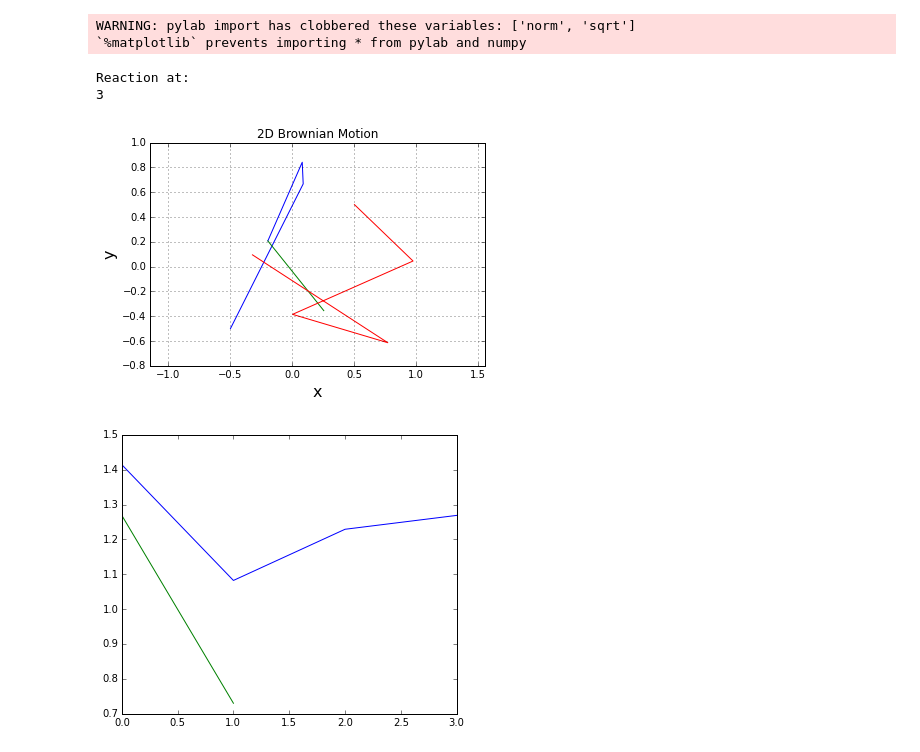
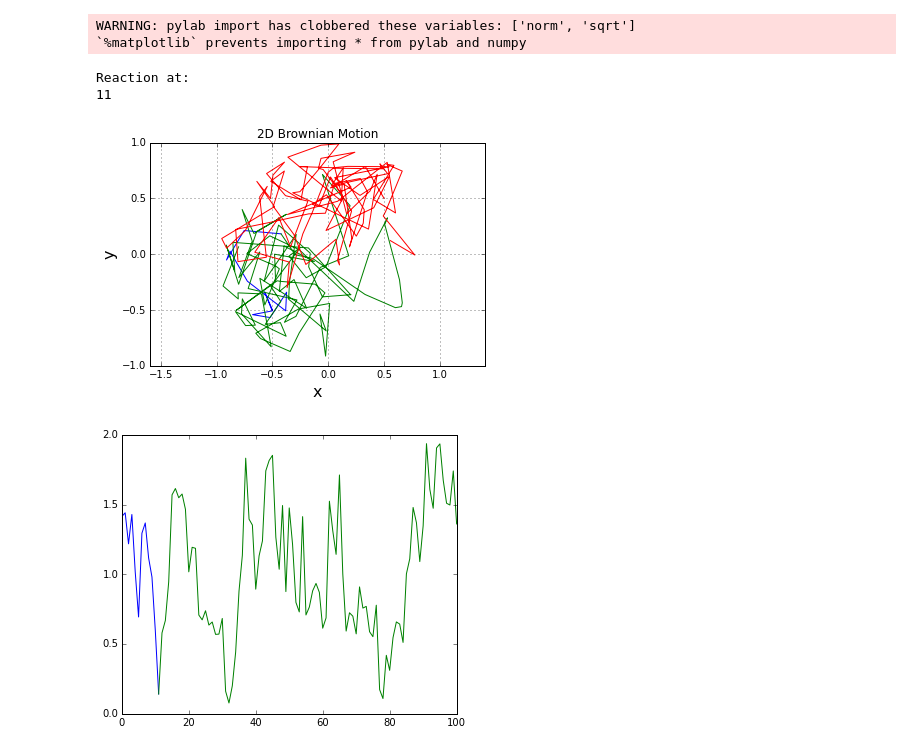
Before and after one commit to Aalto-Helsinki/modeling, a Jupyter notebook: 2015/SuperEnzyme.ipynb, the cells around one changed output. Drawn from its saved outputs; the diff is of its cells as text; code cells hidden in the pictures.

Commit message:
Fixed chart

```diff
--- a/2015/SuperEnzyme.ipynb
+++ b/2015/SuperEnzyme.ipynb
@@ -93,7 +93,7 @@ WARNING: pylab import has clobbered these variables: ['norm', 'sqrt']
 `%matplotlib` prevents importing * from pylab and numpy
 # %%
 import numpy
-from pylab import plot, show, grid, axis, xlabel, ylabel, title
+from pylab import plot, show, grid, axis, xlabel, ylabel, title, xlim
 
 def main():
 
@@ -102,7 +102,7 @@ def main():
     # Total time.
     T = 100.0
     # Number of steps.
-    N = 4
+    N = 100
     # Time step size
     dt = T/N
     # Initial values of x.
@@ -128,7 +128,7 @@ def main():
     #plot(x[0],x[1],'b')
 
     for i in range(N):
-        if((x[0][i]-y[0][i])**2 + (x[1][i]-y[1][i])**2 < 0.5):
+        if((x[0][i]-y[0][i])**2 + (x[1][i]-y[1][i])**2 < 0.05):
             break
 
     print("Reaction at: ")
@@ -143,35 +143,45 @@ def main():
     # Mark the start and end points.
     #plot(x[0,0],x[1,0], 'go')
     #plot(x[0,-1], x[1,-1], 'yo')
 
     #plot(y[0,0],y[1,0], 'go')
     #plot(y[0,-1], y[1,-1], 'yo')
 
     #plot(z[0,0],z[1,0], 'go')
     #plot(z[0,-1], z[1,-1], 'yo')
 
     # More plot decorations.
     title('2D Brownian Motion')
     xlabel('x', fontsize=16)
     ylabel('y', fontsize=16)
     axis('equal')
     grid(True)
     show()
 
+    a = []
+    b = []
+    for j in range(N+1):
+        a.append(j)
+        b.append(numpy.sqrt((x[0][j]-y[0][j])**2 + (x[1][j]-y[1][j])**2))
+
     fig = plt.figure(figsize=(15,5))
     fig.subplots_adjust(wspace = 0.5, hspace = 0.3)
     ax1 = fig.add_subplot(1,2,1)
 
-    ax1.plot(numpy.sqrt((x[0][:i+1]-y[0][:i+1])**2 + (x[1][:i+1]-y[1][:i+1])**2), 'b-')
-    ax1.plot(numpy.sqrt((x[0][i:]-y[0][i:])**2 + (x[1][i:]-y[1][i:])**2), 'g-')
+
+    ax1.plot(a[:i+1], b[:i+1], 'b-')
+    ax1.plot(a[i:], b[i:], 'g-')
+
+    #plot(x[:i+1], numpy.sqrt((x[0][:i+1]-y[0][:i+1])**2 + (x[1][:i+1]-y[1][:i+1])**2), 'b-')
+    #plot(x[i:], numpy.sqrt((x[0][i:]-y[0][i:])**2 + (x[1][i:]-y[1][i:])**2), 'g-')
 
     #ax1.plot(numpy.sqrt((x[0]-z[0])**2 + (x[1]-z[1])**2), 'g-')
 
 
 if __name__ == "__main__":
     main()
 # %% [output]
 Reaction at:
-3
+11
-[figure, old version]
+[figure, new version]
-[figure, old version]
+[figure, new version]
```
